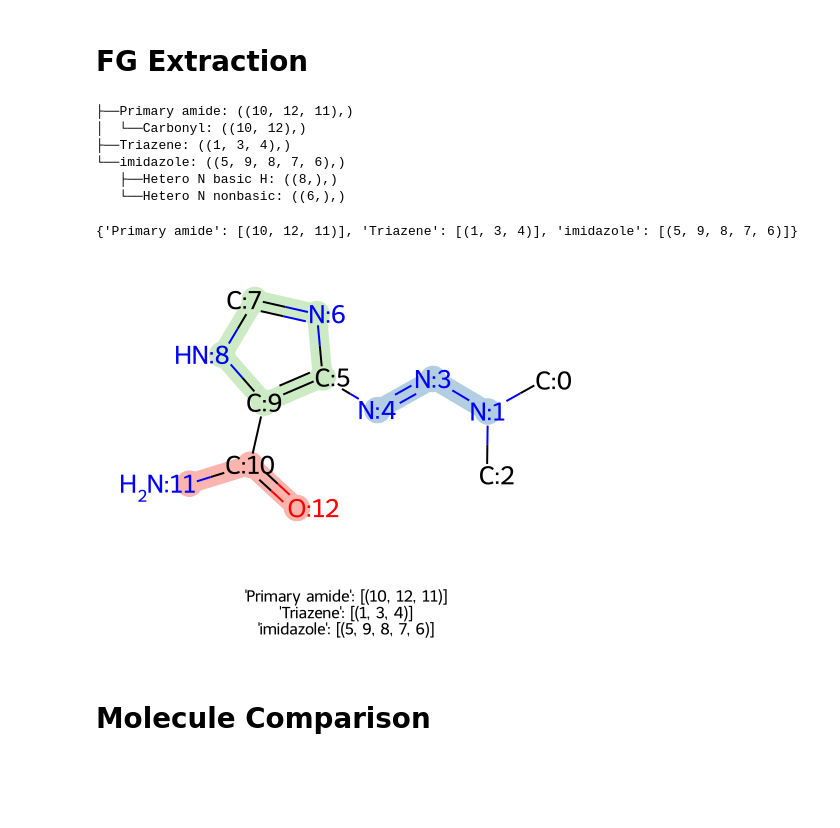
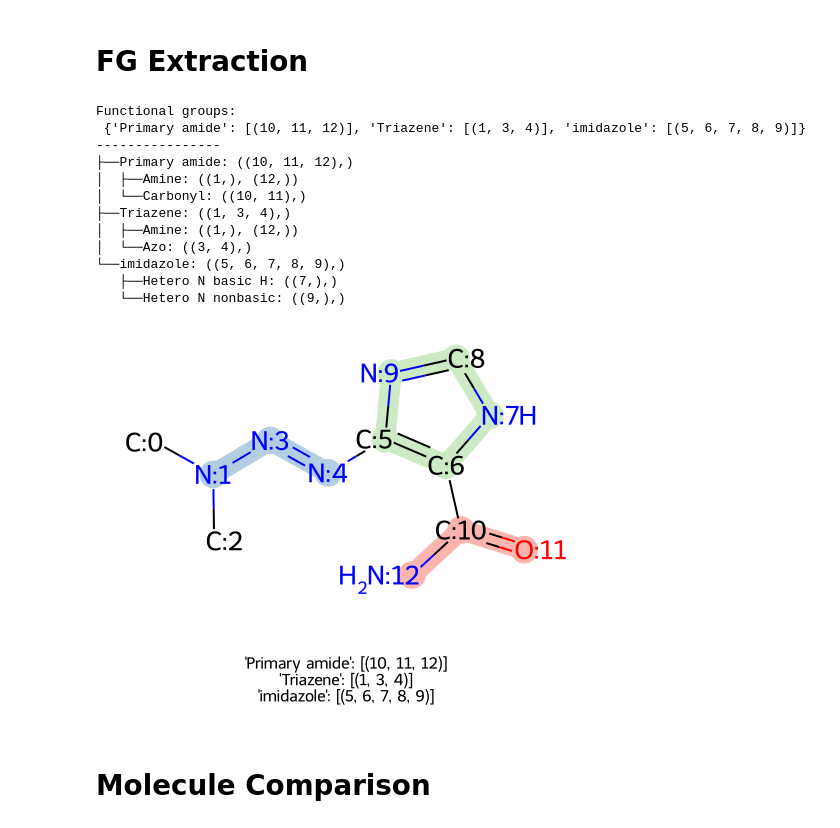
Before and after one commit to xuanliugit/AccFG, a Jupyter notebook: example.ipynb, the cells around one changed output. Drawn from its saved outputs; the diff is of its cells as text; code cells hidden in the pictures; blank space fills up the shorter version.

```diff
--- a/example.ipynb
+++ b/example.ipynb
@@ -19,28 +17,32 @@ Loaded 256 common functional groups. Loaded 195 heterocycle groups. Total 451 fu
 # FG Extraction
 # %%
 smi = 'CN(C)/N=N/C1=C(NC=N1)C(=O)N'
-fgs,fg_graph = afg.run(smi, show_atoms=True, show_graph=True)
+fgs,fg_graph = afg.run(smi, show_atoms=True, show_graph=True, canonical=False)
+print("Functional groups:\n",fgs)
+print('----------------')
 print_fg_tree(fg_graph, fgs.keys(), show_atom_idx=True)
 # %% [output]
-├──Primary amide: ((10, 12, 11),)
-│  └──Carbonyl: ((10, 12),)
+Functional groups:
+ {'Primary amide': [(10, 11, 12)], 'Triazene': [(1, 3, 4)], 'imidazole': [(5, 6, 7, 8, 9)]}
+----------------
+├──Primary amide: ((10, 11, 12),)
+│  ├──Amine: ((1,), (12,))
+│  └──Carbonyl: ((10, 11),)
 ├──Triazene: ((1, 3, 4),)
-└──imidazole: ((5, 9, 8, 7, 6),)
-   ├──Hetero N basic H: ((8,),)
-   └──Hetero N nonbasic: ((6,),)
+│  ├──Amine: ((1,), (12,))
+│  └──Azo: ((3, 4),)
+└──imidazole: ((5, 6, 7, 8, 9),)
+   ├──Hetero N basic H: ((7,),)
+   └──Hetero N nonbasic: ((9,),)
-# %%
-print(fgs)
-# %% [output]
-{'Primary amide': [(10, 12, 11)], 'Triazene': [(1, 3, 4)], 'imidazole': [(5, 9, 8, 7, 6)]}
 # %%
 mol = Chem.MolFromSmiles('CN(C)/N=N/C1=C(NC=N1)C(=O)N')
 mol_img = Draw.MolToImage(mol, size=(500,400))
 # mol_img.save('mol.png', dpi=(300,300), transparent=True)
-mol_fg_img = molimg(draw_mol_with_fgs('CN(C)/N=N/C1=C(NC=N1)C(=O)N', alpha=1))
+mol_fg_img = molimg(draw_mol_with_fgs('CN(C)/N=N/C1=C(NC=N1)C(=O)N', canonical=False, alpha=1))
 # mol_fg_img.save('results/mol_fg_img.png', dpi=(300,300), transparent=True)
 mol_fg_img
 # %% [output]
-[figure, old version]
+[figure, new version]
 # %%
 ertl_smis = [
     'Cc1nc(NS(=O)(=O)c2ccc(N)cc2)nc(C)c1',
```
Also changed, not shown: parts of 11 cells of this notebook, 18 other files.
